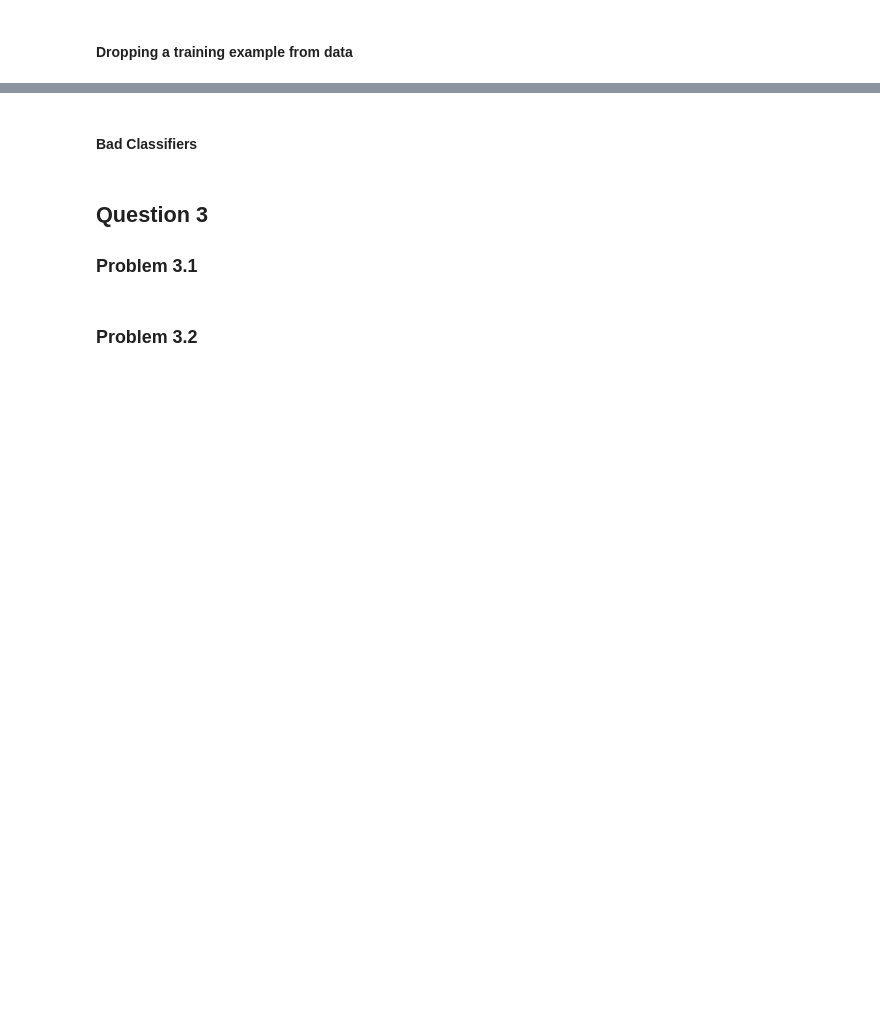
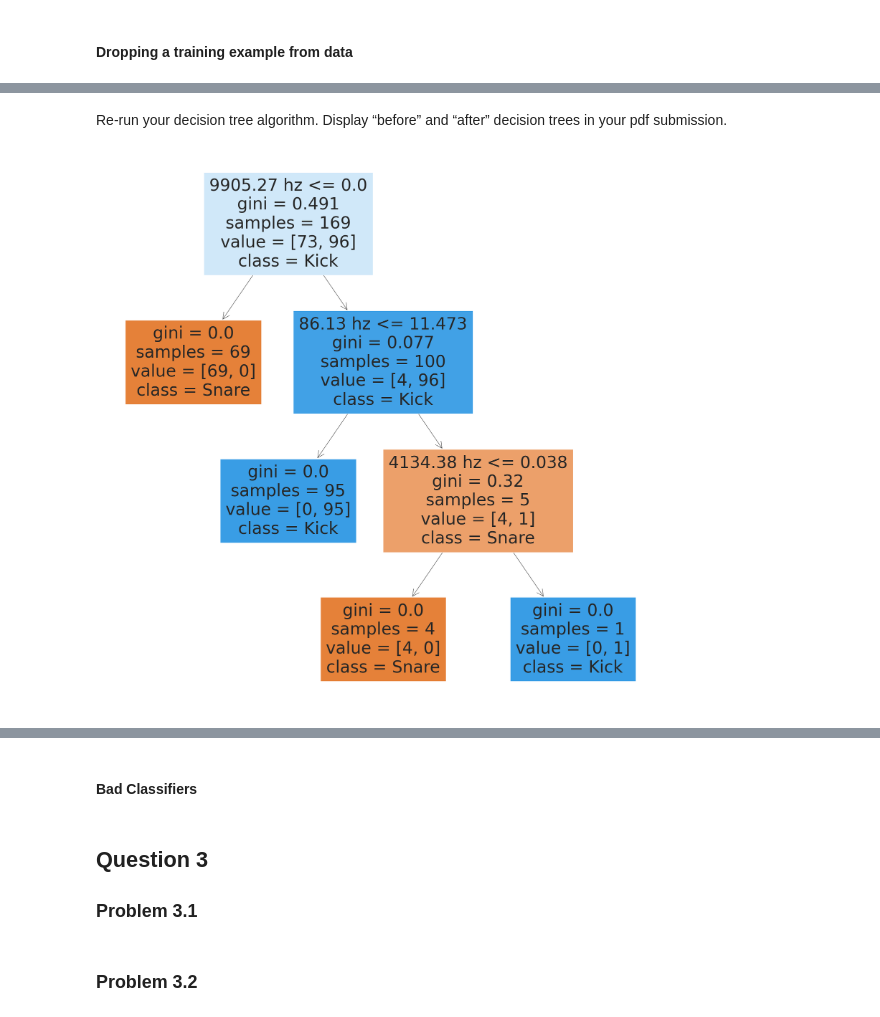
Before and after one commit to zachfreitas/ADS_504_Machine_Learning, a Jupyter notebook: Module_2/assignment_2/Assignment_2.ipynb, the cells around one changed output, grey strips where cells are left out. Saved outputs shown, nothing was run; the diff lists cells and outputs as text; code cells hidden in the pictures; blank space fills up the shorter version.

```diff
--- a/Module_2/assignment_2/Assignment_2.ipynb
+++ b/Module_2/assignment_2/Assignment_2.ipynb
@@ -654,8 +699,2 @@ X_train, X_test, y_train, y_test = train_test_split(X, y, test_size=0.20, random
 # %% [markdown]
 #### Dropping a training example from data
-# %%
-# Dropping a training example from data
-X_dropped = X.drop(1)
-y= pd.Series(y)
-y_drop = y.drop(1)
-X_train, X_test, y_train, y_test =   #80% training
@@ -661,0 +711,17 @@ X_train, X_test, y_train, y_test =   #80% training
+# %% [markdown]
+ Re-run your decision tree algorithm. Display “before” and “after” decision trees in
+your pdf submission.
+# %%
+# Model with max depth of 5
+dtc_after = DecisionTreeClassifier(max_depth=5).fit(X_dropped, y_drop)
+
+# Plot the decision tree
+fig,ax = plt.subplots(figsize = (30,30))
+treeplot_after = tree.plot_tree(dtc,
+                          filled=True,
+                          max_depth=None,
+                          feature_names=X_train.columns,
+                          class_names = ['Snare', 'Kick'],
+                          ax=ax)
+# %% [output]
+[figure, added]
```
Also changed, not shown: parts of 11 cells of this notebook.
